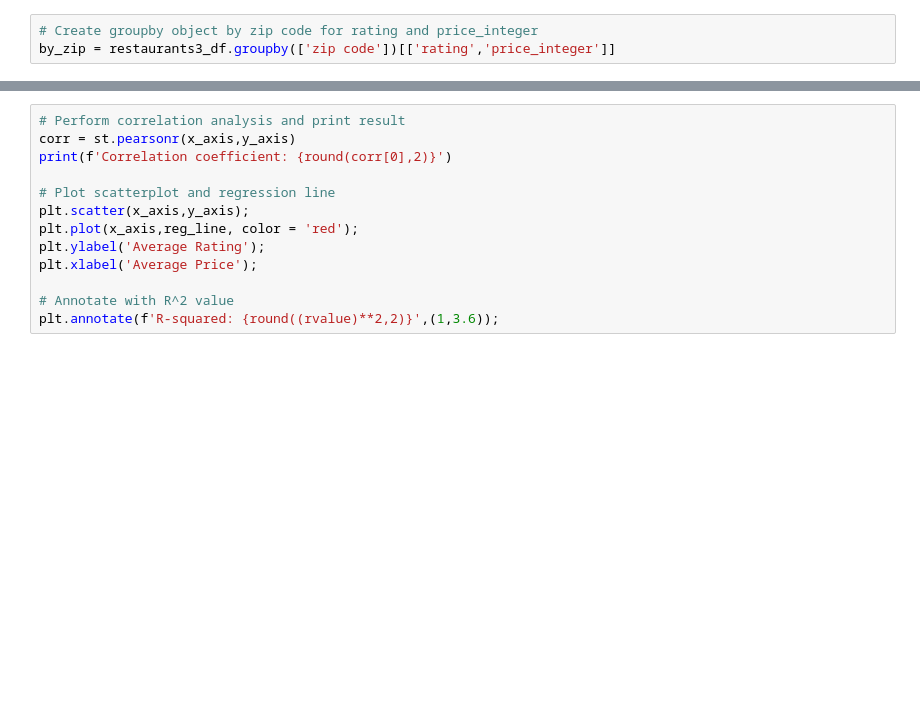
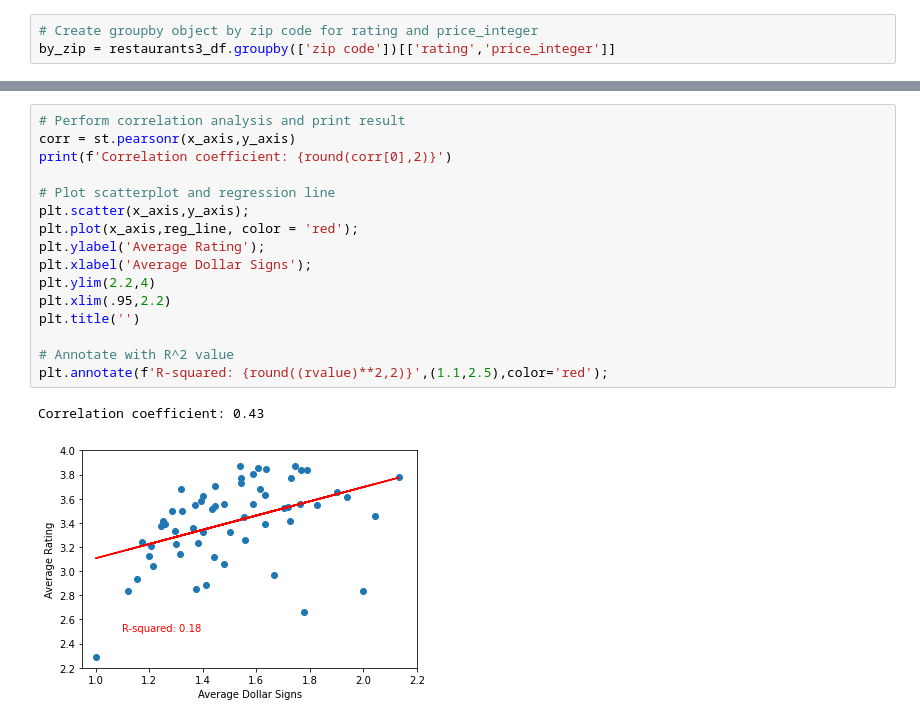
Before and after one commit to joyesufu/Where_Is_The_Food, a Jupyter notebook: avg_price_rating.ipynb, the cells around one changed output, grey strips where cells are left out. Cells and saved outputs as stored; diff of their text form; blank space fills up the shorter version.

```diff
--- a/avg_price_rating.ipynb
+++ b/avg_price_rating.ipynb
@@ -32,13 +80,19 @@ line_eq
 # %%
 # Perform correlation analysis and print result
 corr = st.pearsonr(x_axis,y_axis)
 print(f'Correlation coefficient: {round(corr[0],2)}')
 
 # Plot scatterplot and regression line
 plt.scatter(x_axis,y_axis);
 plt.plot(x_axis,reg_line, color = 'red');
 plt.ylabel('Average Rating');
-plt.xlabel('Average Price');
+plt.xlabel('Average Dollar Signs');
+plt.ylim(2.2,4)
+plt.xlim(.95,2.2)
+plt.title('')
 
 # Annotate with R^2 value
-plt.annotate(f'R-squared: {round((rvalue)**2,2)}',(1,3.6));
+plt.annotate(f'R-squared: {round((rvalue)**2,2)}',(1.1,2.5),color='red');
+# %% [output]
+Correlation coefficient: 0.43
+[figure, added]
```
Also changed, not shown: parts of 7 cells of this notebook.
